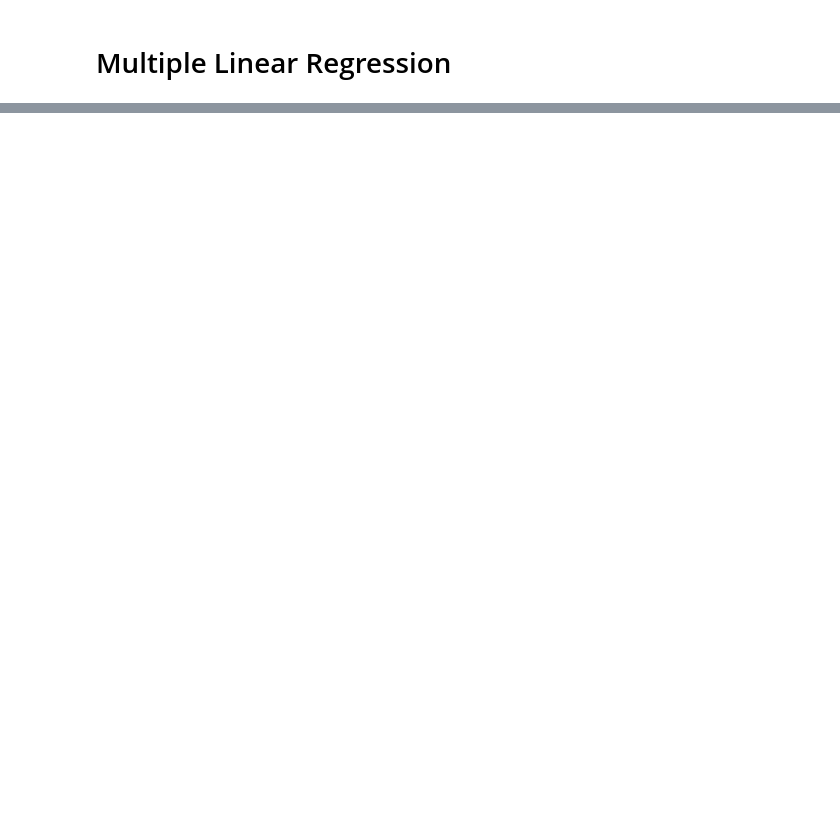
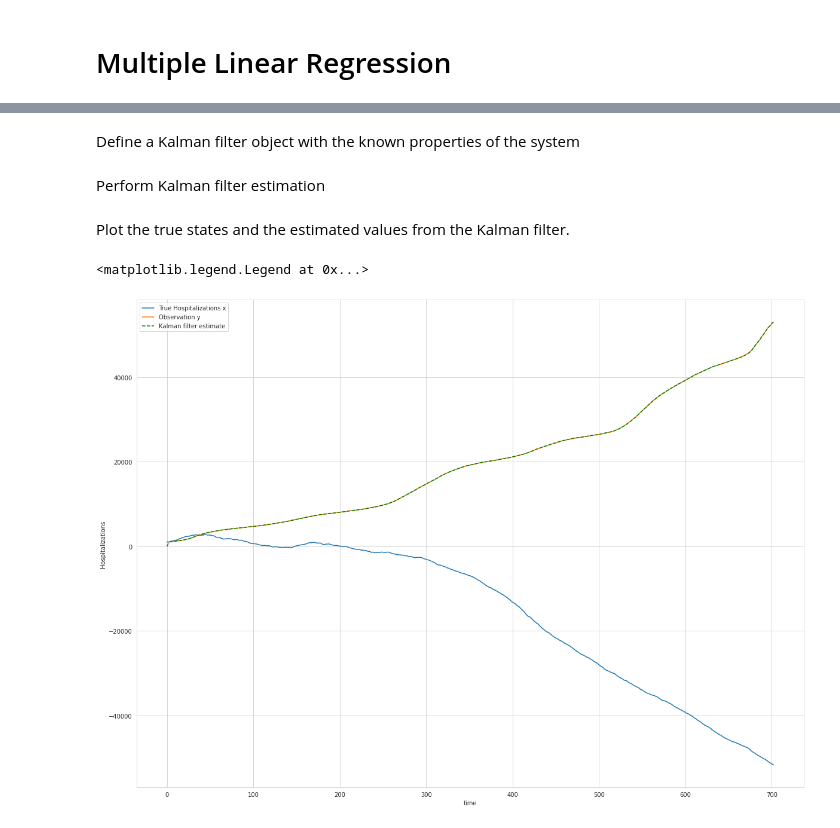
Before and after one commit to poojabhatia17dec/Covid19-hospitalisation-prediction--Kalman-Flter, a Jupyter notebook: Kalman_Filter_Project.ipynb, the cells around one changed output, grey strips where cells are left out. Saved outputs shown, nothing was run; the diff lists cells and outputs as text; code cells hidden in the pictures; blank space fills up the shorter version.

```diff
--- a/Kalman_Filter_Project.ipynb
+++ b/Kalman_Filter_Project.ipynb
@@ -220,0 +509,4 @@ plt.show()
+# %%
+x = np.zeros((n_dim_state, n_timesteps))
+
+x[:,0] = x[:,0] = [1000.0, 60.0]
@@ -220,0 +515,26 @@ plt.show()
+# %%
+for n in range(n_timesteps - 1):
+  x[:,n+1] = np.matmul(A,x[:,n]) + b[:,n] + state_noise.rvs()
+# %% [markdown]
+Define a Kalman filter object with the known properties of the system
+# %%
+kf = KalmanFilter(transition_matrices = A, observation_matrices = C, transition_covariance=state_cov_matrix, observation_covariance=obs_std**2, transition_offsets=b.T)
+# %% [markdown]
+Perform Kalman filter estimation
+# %%
+(filtered_state_means, filtered_state_covariances) = kf.filter(y)
+# %% [markdown]
+Plot the true states and the estimated values from the Kalman filter.
+# %%
+#Plot position
+plt.figure(figsize = (20,15))
+plt.plot(t,x[0,:])
+plt.plot(t,y)
+plt.plot(t,filtered_state_means[:,0], 'g--')
+
+plt.xlabel('time')
+plt.ylabel('Hospitalizations')
+plt.legend(['True Hospitalizations x', 'Observation y', 'Kalman filter estimate'])
+# %% [output]
+<matplotlib.legend.Legend at 0x...>
+[figure, added]
```
Also changed, not shown: parts of 81 cells of this notebook.
